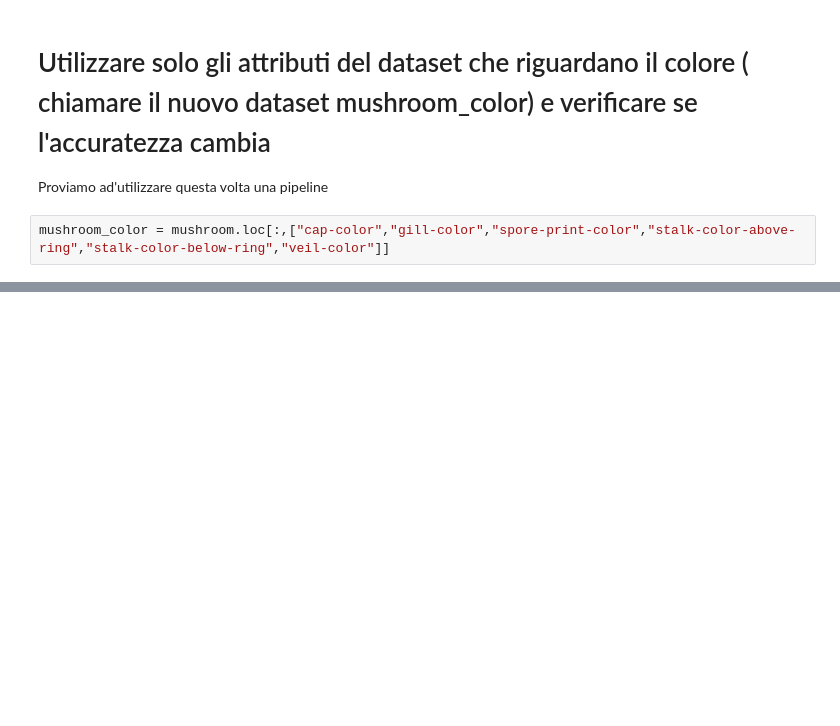
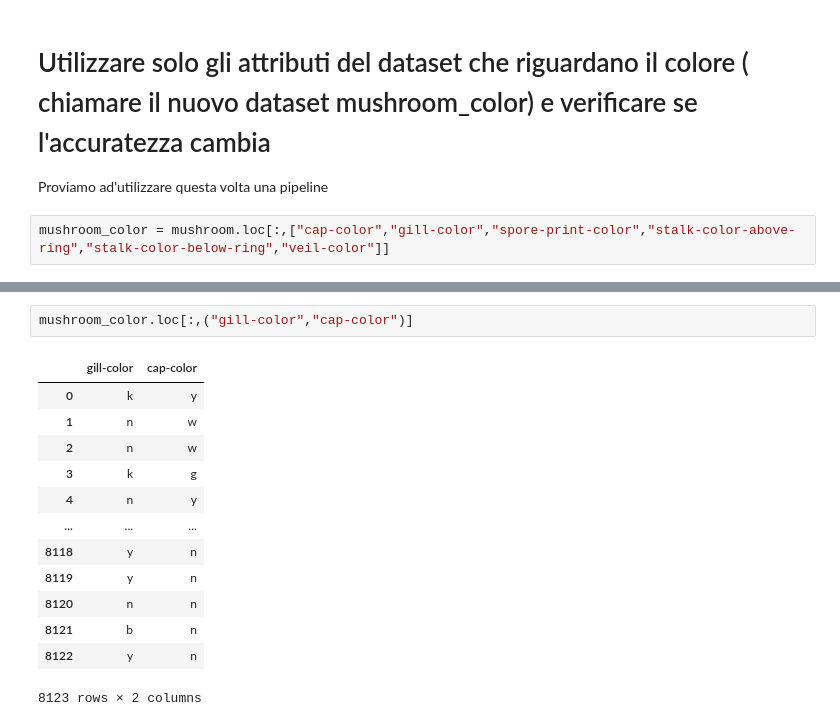
Before and after one commit to Rdm-Nico/BDTA, a Jupyter notebook: Esercitazioni/Funghi.ipynb, the cells around one changed output, grey strips where cells are left out. Drawn from its saved outputs; the diff is of its cells as text; blank space fills up the shorter version.

```diff
--- a/Esercitazioni/Funghi.ipynb
+++ b/Esercitazioni/Funghi.ipynb
@@ -165,0 +251,16 @@ mushroom_color = mushroom.loc[:,["cap-color","gill-color","spore-print-color","s
+# %%
+mushroom_color.loc[:,("gill-color","cap-color")]
+# %% [output]
+|  | gill-color | cap-color |
+| 0 | k | y |
+| 1 | n | w |
+| 2 | n | w |
+| 3 | k | g |
+| 4 | n | y |
+| ... | ... | ... |
+| 8118 | y | n |
+| 8119 | y | n |
+| 8120 | n | n |
+| 8121 | b | n |
+| 8122 | y | n |
+8123 rows × 2 columns
```
Also changed, not shown: parts of 9 cells of this notebook.
